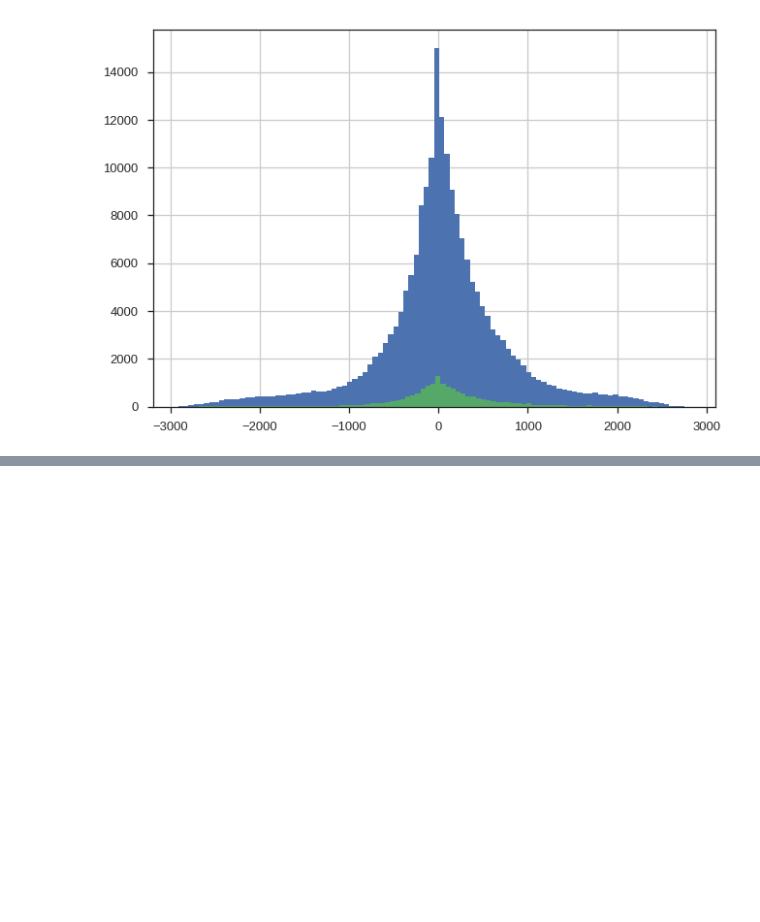
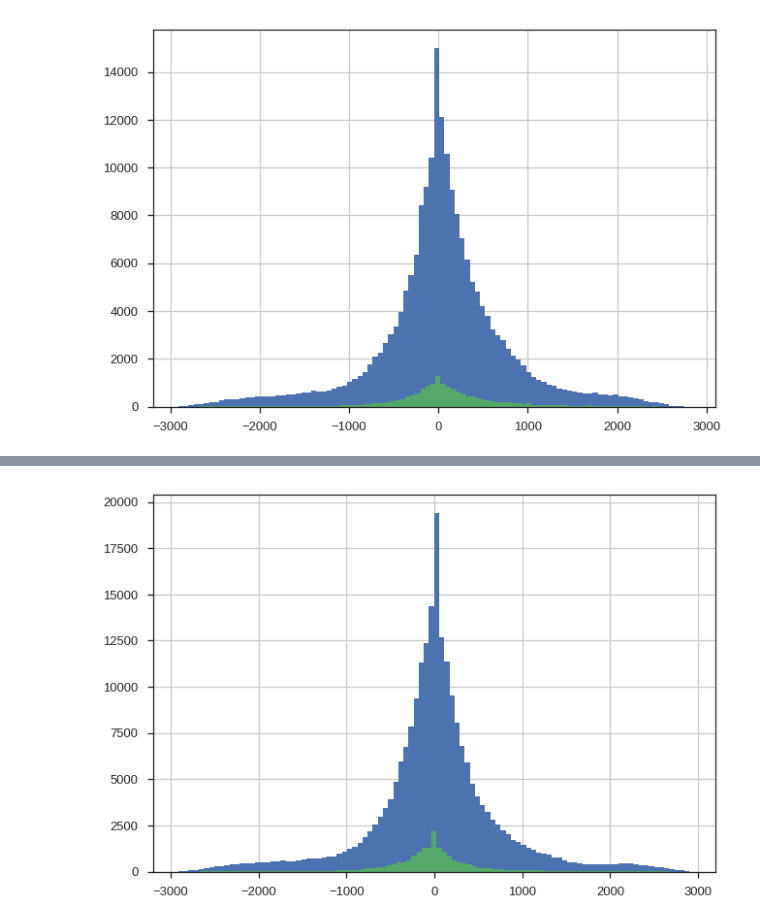
Before and after one commit to numb3r33/Kaggle_Home_Credit, a Jupyter notebook: notebooks/EDA.ipynb, the cells around one changed output, grey strips where cells are left out. Saved outputs shown, nothing was run; the diff lists cells and outputs as text; code cells hidden in the pictures; blank space fills up the shorter version.

```diff
--- a/notebooks/EDA.ipynb
+++ b/notebooks/EDA.ipynb
@@ -60,3 +60,8 @@ res[(app_train.TARGET == 0)].hist(bins=100)
 res[(app_train.TARGET == 1)].hist(bins=100);
 # %% [output]
 [figure]
+# %%
+%%time
+
+tr = bureau.loc[:, ['SK_ID_CURR', 'SK_ID_BUREAU', 'DAYS_CREDIT']]\
+           .merge(prev_app.loc[:, ['SK_ID_CURR', 'DAYS_DECISION']], how='left')
@@ -62,0 +71,9 @@ res[(app_train.TARGET == 1)].hist(bins=100);
+# %%
+res = tr.groupby('SK_ID_CURR')[['DAYS_CREDIT', 'DAYS_DECISION']].max()
+res = res.DAYS_DECISION - res.DAYS_CREDIT
+res = app_train.SK_ID_CURR.map(res)
+
+res[(app_train.TARGET == 0)].hist(bins=100)
+res[(app_train.TARGET == 1)].hist(bins=100);
+# %% [output]
+[figure, added]
```
Also changed, not shown: parts of 4 cells of this notebook, 1 other file.
